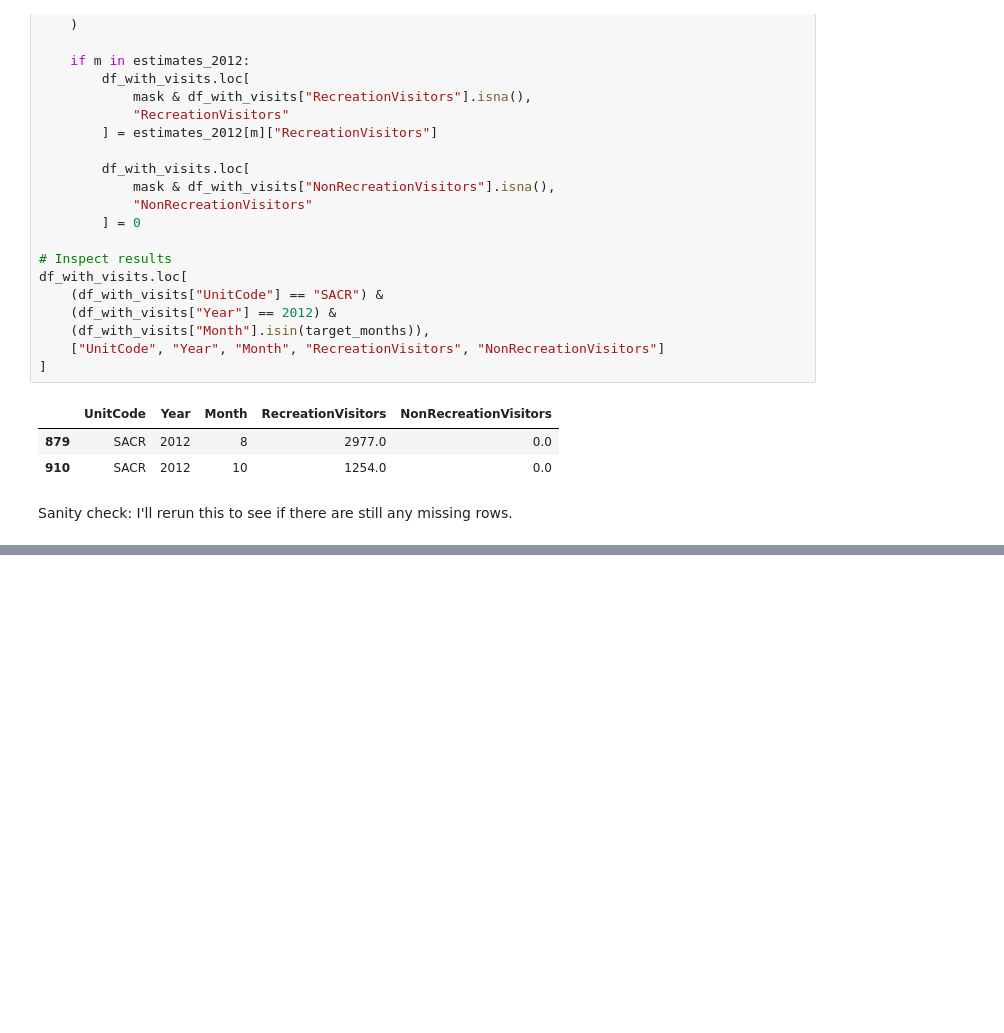
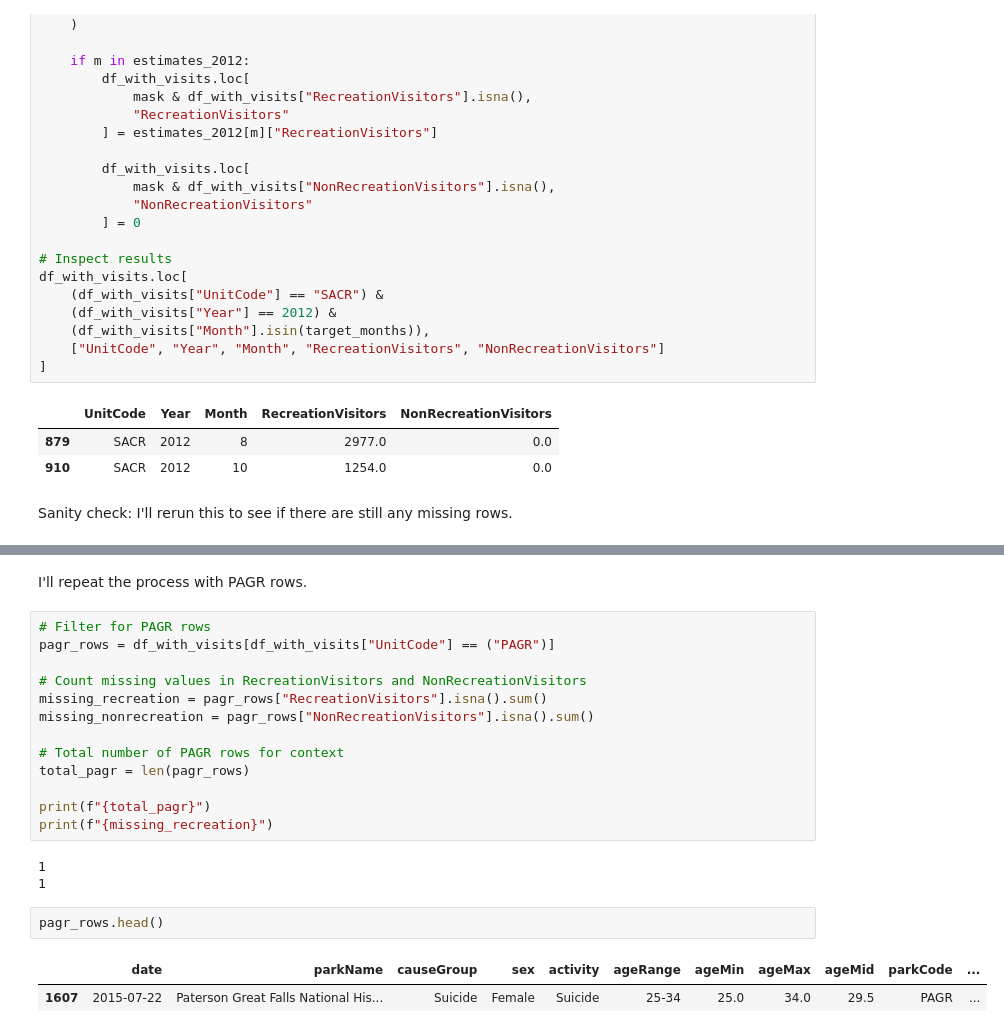
Before and after one commit to jeccalong/NPS_mini_project, a Jupyter notebook: Notebooks/NPS_mini_project.ipynb, the cells around one changed output, grey strips where cells are left out. Cells and saved outputs as stored; diff of their text form; blank space fills up the shorter version.

```diff
--- a/Notebooks/NPS_mini_project.ipynb
+++ b/Notebooks/NPS_mini_project.ipynb
@@ -1695,0 +2537,23 @@ print(f"{missing_recreation}")
+# %% [markdown]
+I'll repeat the process with PAGR rows.
+# %%
+# Filter for PAGR rows
+pagr_rows = df_with_visits[df_with_visits["UnitCode"] == ("PAGR")]
+
+# Count missing values in RecreationVisitors and NonRecreationVisitors
+missing_recreation = pagr_rows["RecreationVisitors"].isna().sum()
+missing_nonrecreation = pagr_rows["NonRecreationVisitors"].isna().sum()
+
+# Total number of PAGR rows for context
+total_pagr = len(pagr_rows)
+
+print(f"{total_pagr}")
+print(f"{missing_recreation}")
+# %% [output]
+1
+1
+# %%
+pagr_rows.head()
+# %% [output]
+|  | date | parkName | causeGroup | sex | activity | ageRange | ageMin | ageMax | ageMid | parkCode | ... |
+| 1607 | 2015-07-22 | Paterson Great Falls National His... | Suicide | Female | Suicide | 25-34 | 25.0 | 34.0 | 29.5 | PAGR | ... |
```
Also changed, not shown: parts of 134 cells of this notebook.
